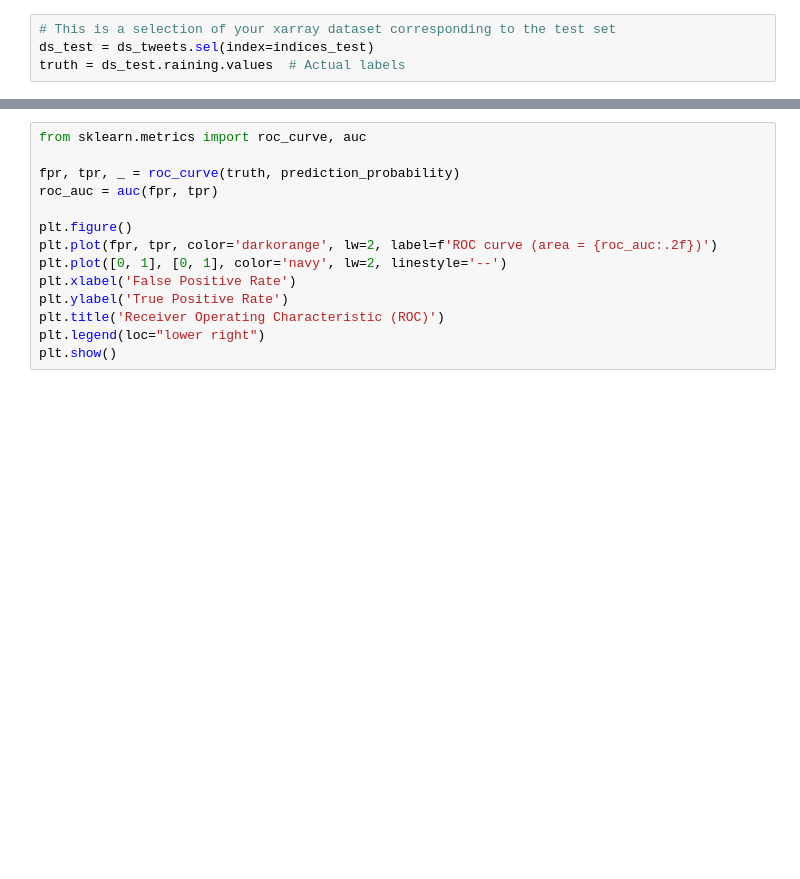
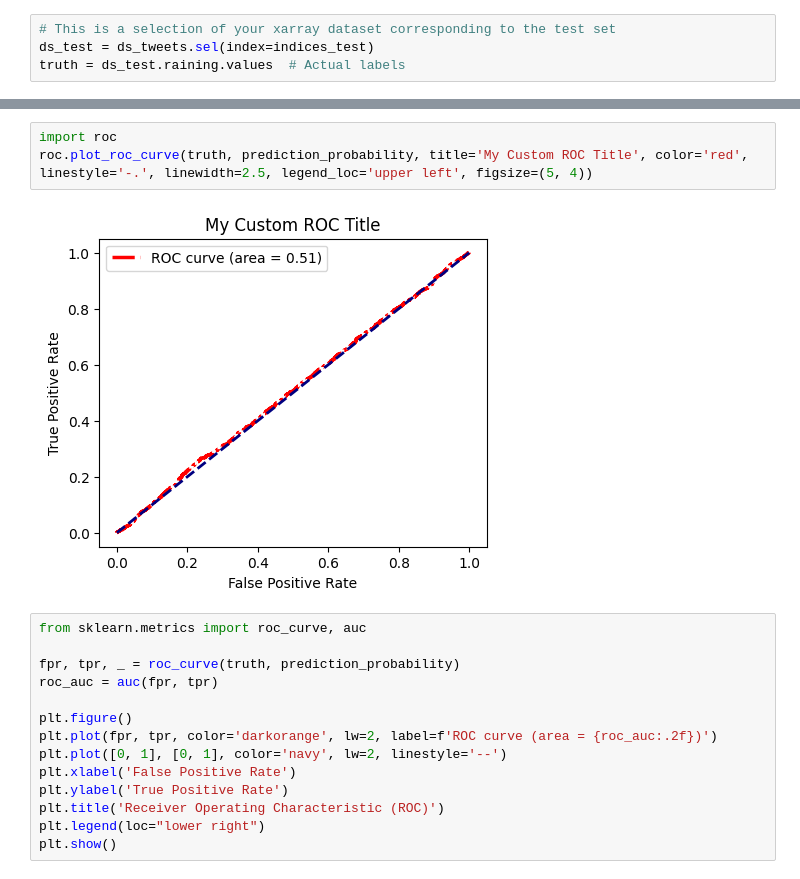
Before and after one commit to rajhaq/AP2-Social-media-data-for-better-local-forecasts, a Jupyter notebook: bootcamp/AP2/Day2/06TestModel.ipynb, the cells around one changed output, grey strips where cells are left out. Drawn from its saved outputs; the diff is of its cells as text; blank space fills up the shorter version.

```diff
--- a/bootcamp/AP2/Day2/06TestModel.ipynb
+++ b/bootcamp/AP2/Day2/06TestModel.ipynb
@@ -569,3 +577,8 @@ plt.show()
+# %%
+import roc
+roc.plot_roc_curve(truth, prediction_probability, title='My Custom ROC Title', color='red', linestyle='-.', linewidth=2.5, legend_loc='upper left', figsize=(5, 4))
+# %% [output]
+[figure, added]
 # %%
 from sklearn.metrics import roc_curve, auc
 
```
Also changed, not shown: parts of 23 cells of this notebook, 5 other files.
